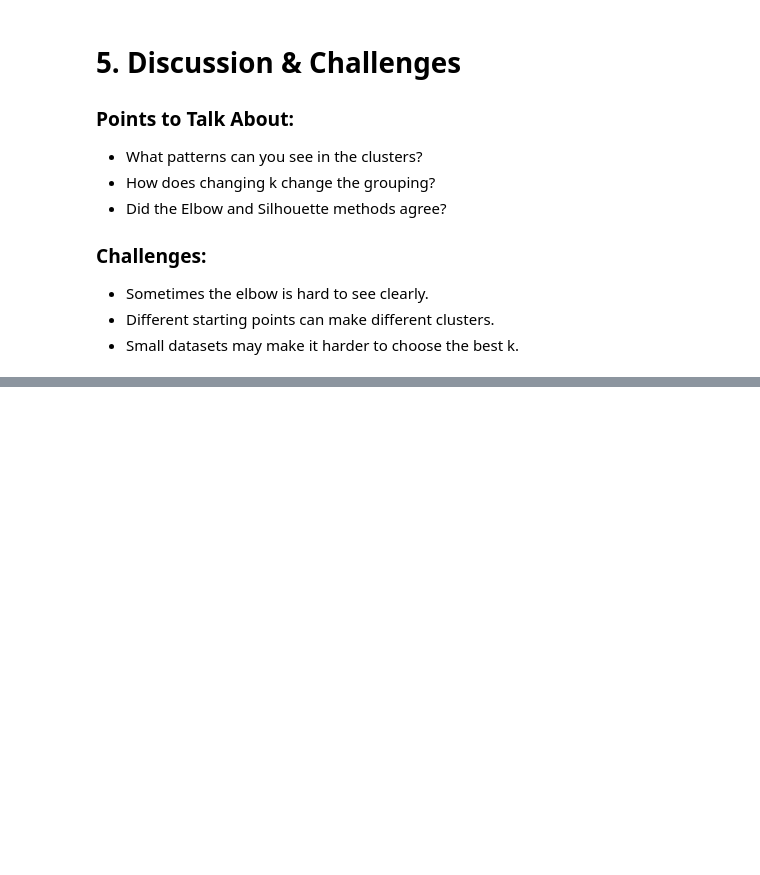
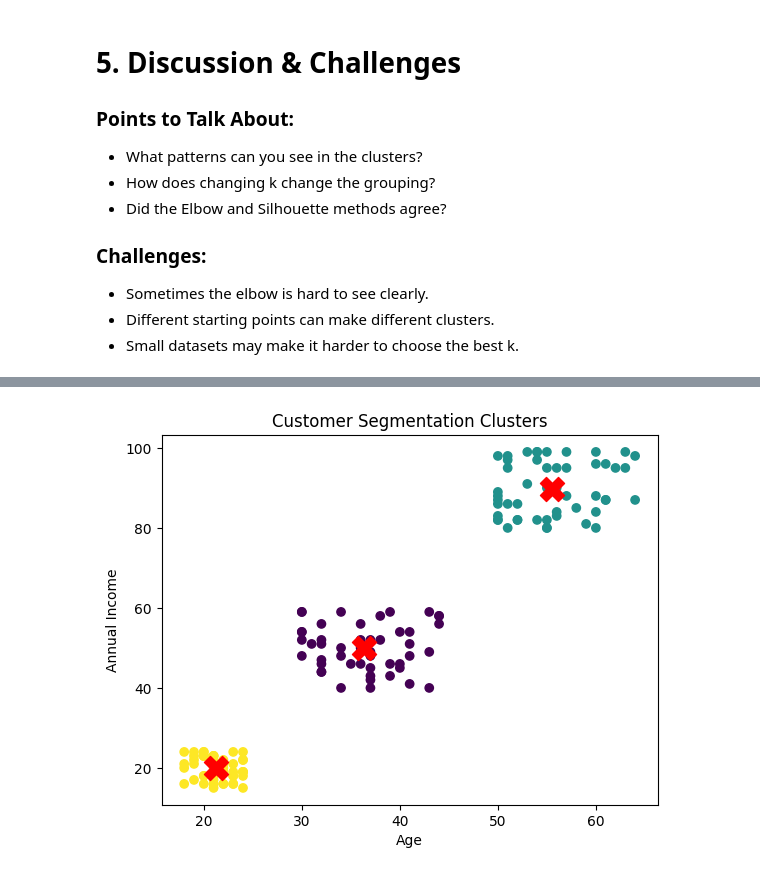
Before and after one commit to Neha-Shrestha/mero-coding-class, a Jupyter notebook: DAY 21 K-Means Clustering/Kmeans.ipynb, the cells around one changed output, grey strips where cells are left out. Saved outputs shown, nothing was run; the diff lists cells and outputs as text; code cells hidden in the pictures; blank space fills up the shorter version.

```diff
--- a/DAY 21 K-Means Clustering/Kmeans.ipynb
+++ b/DAY 21 K-Means Clustering/Kmeans.ipynb
@@ -172,0 +238,14 @@ plt.show()
+# %%
+# KMeans clustering
+kmeans = KMeans(n_clusters=3, random_state=42)
+kmeans.fit(X)
+
+# Plot
+plt.scatter(X[:, 0], X[:, 1], c=kmeans.labels_, cmap='viridis')
+plt.scatter(kmeans.cluster_centers_[:, 0], kmeans.cluster_centers_[:, 1], s=300, c='red', marker='X')
+plt.title('Customer Segmentation Clusters')
+plt.xlabel('Age')
+plt.ylabel('Annual Income')
+plt.show()
+# %% [output]
+[figure, added]
```
Also changed, not shown: parts of 6 cells of this notebook.
